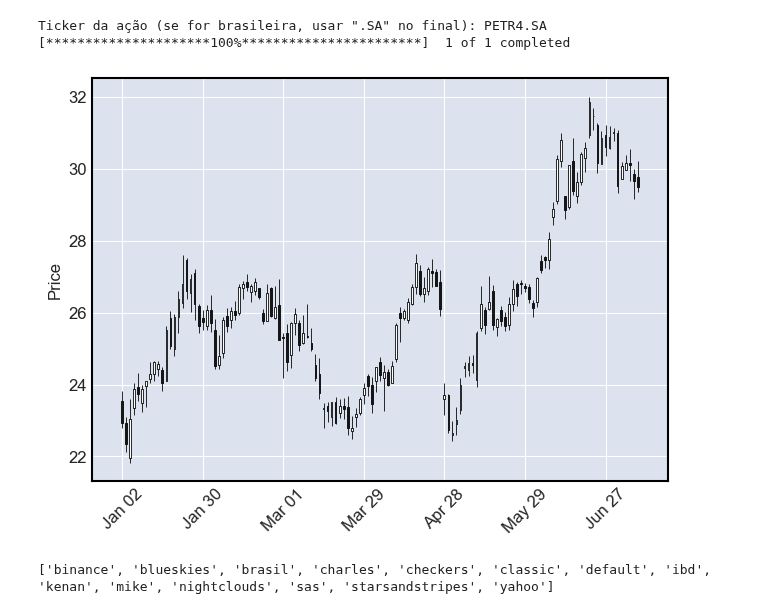
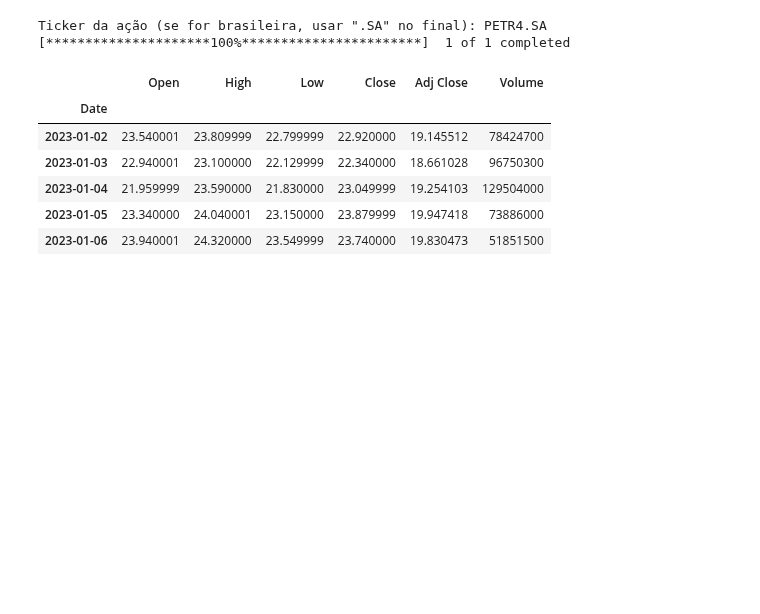
Before and after one commit to victordhn/Finance-Projects, a Jupyter notebook: Candlesticks.ipynb, the cells around one changed output. Drawn from its saved outputs; the diff is of its cells as text; code cells hidden in the pictures; blank space fills up the shorter version.

```diff
--- a/Candlesticks.ipynb
+++ b/Candlesticks.ipynb
@@ -37,14 +37,12 @@ data.head();
 Ticker da ação (se for brasileira, usar ".SA" no final): PETR4.SA
 [*********************100%***********************]  1 of 1 completed
 # %%
-data=data[['Open','High','Low','Close']]
-data.head();
+data.head()
+# %% [output]
+|  | Open | High | Low | Close | Adj Close | Volume |
+| Date |  |  |  |  |  |  |
+| 2023-01-02 | 23.540001 | 23.809999 | 22.799999 | 22.920000 | 19.145512 | 78424700 |
+| 2023-01-03 | 22.940001 | 23.100000 | 22.129999 | 22.340000 | 18.661028 | 96750300 |
+| 2023-01-04 | 21.959999 | 23.590000 | 21.830000 | 23.049999 | 19.254103 | 129504000 |
+| 2023-01-05 | 23.340000 | 24.040001 | 23.150000 | 23.879999 | 19.947418 | 73886000 |
+| 2023-01-06 | 23.940001 | 24.320000 | 23.549999 | 23.740000 | 19.830473 | 51851500 |
-# %%
-mpf.plot(data,type='candle')
-# %% [output]
-[figure, removed]
-# %%
-# Mudando estilos do gráfico
-print(mpf.available_styles())
-# %% [output]
-['binance', 'blueskies', 'brasil', 'charles', 'checkers', 'classic', 'default', 'ibd', 'kenan', 'mike', 'nightclouds', 'sas', 'starsandstripes', 'yahoo']
```
Also changed, not shown: parts of 6 cells of this notebook.
